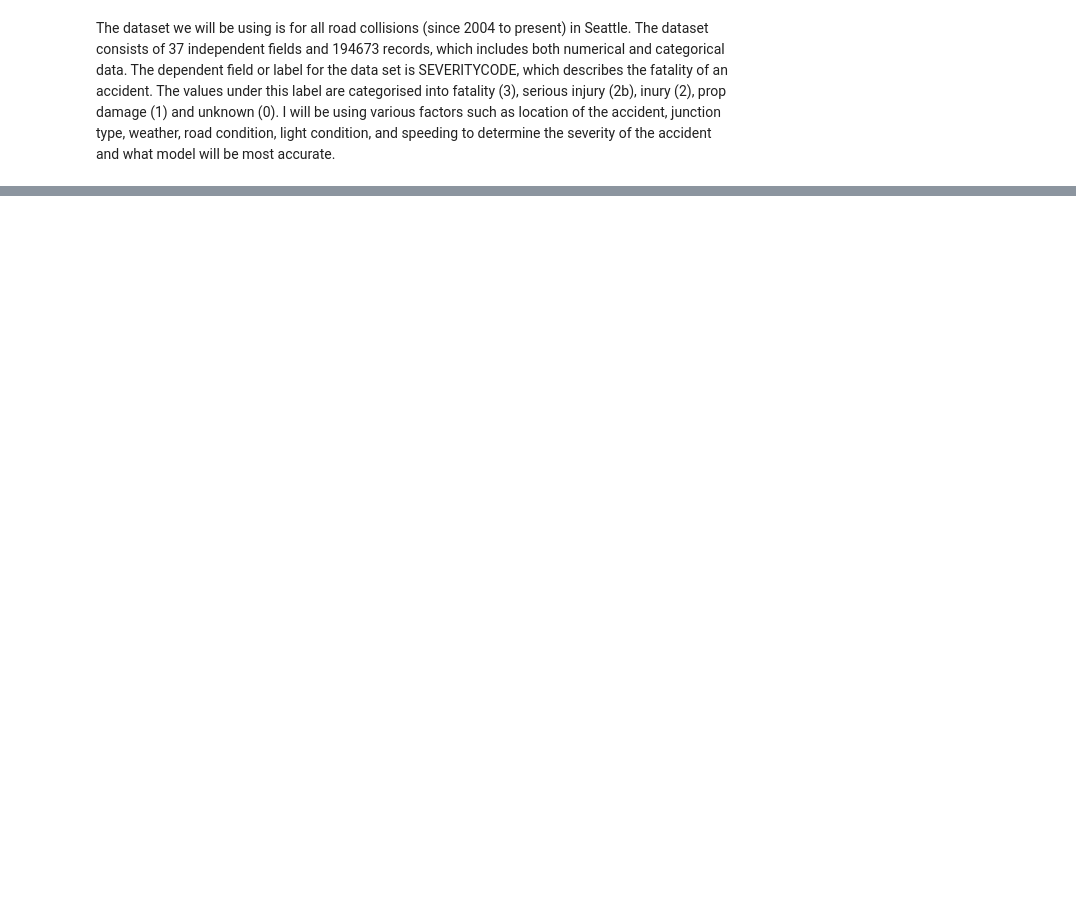
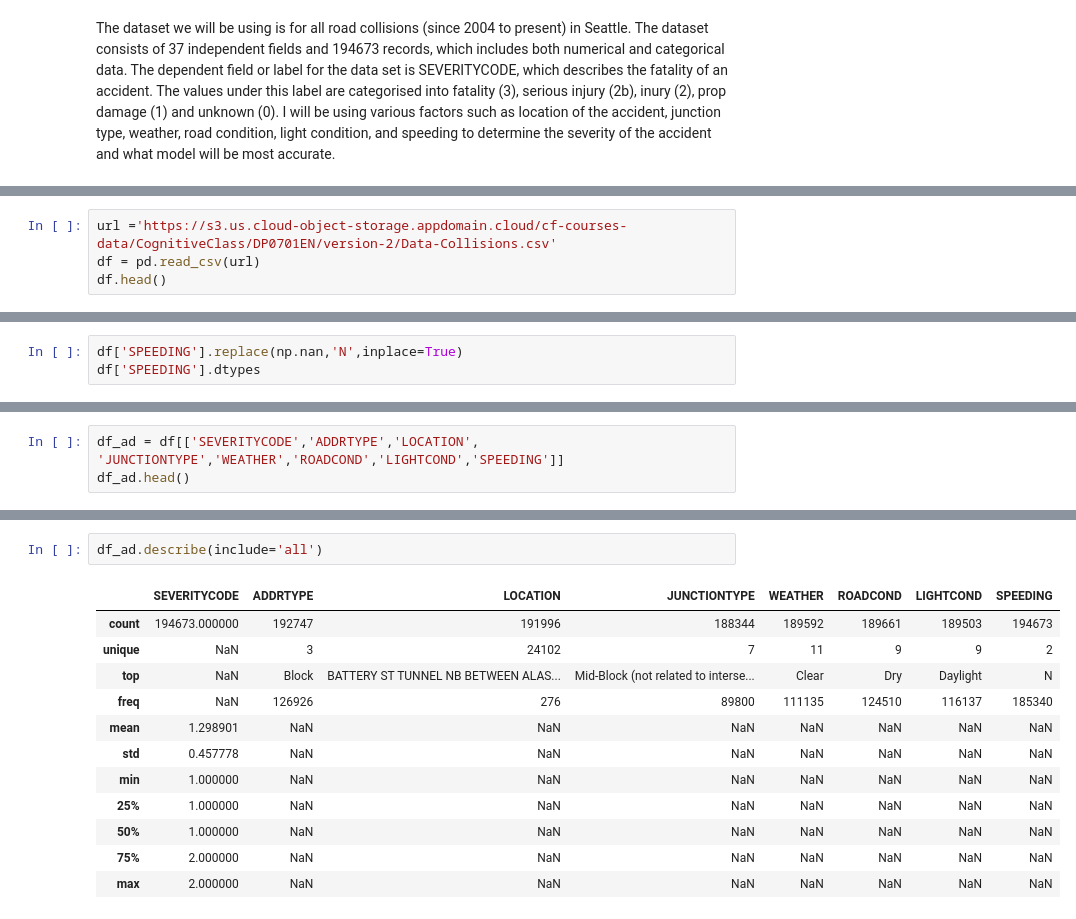
Before and after one commit to tim54645/Car-Accident-Capstone, a Jupyter notebook: Data Science Week 1.ipynb, the cells around one changed output, grey strips where cells are left out. Saved outputs shown, nothing was run; the diff lists cells and outputs as text; blank space fills up the shorter version.

```diff
--- a/Data Science Week 1.ipynb
+++ b/Data Science Week 1.ipynb
@@ -8,0 +24,4 @@ The  dataset we will be using is for all road collisions (since 2004 to present)
+# %%
+url ='https://s3.us.cloud-object-storage.appdomain.cloud/cf-courses-data/CognitiveClass/DP0701EN/version-2/Data-Collisions.csv'
+df = pd.read_csv(url)
+df.head()
@@ -8,0 +56,3 @@ The  dataset we will be using is for all road collisions (since 2004 to present)
+# %%
+df['SPEEDING'].replace(np.nan,'N',inplace=True)
+df['SPEEDING'].dtypes
@@ -8,0 +67,3 @@ The  dataset we will be using is for all road collisions (since 2004 to present)
+# %%
+df_ad = df[['SEVERITYCODE','ADDRTYPE','LOCATION', 'JUNCTIONTYPE','WEATHER','ROADCOND','LIGHTCOND','SPEEDING']]
+df_ad.head()
@@ -8,0 +77,15 @@ The  dataset we will be using is for all road collisions (since 2004 to present)
+# %%
+df_ad.describe(include='all')
+# %% [output]
+|  | SEVERITYCODE | ADDRTYPE | LOCATION | JUNCTIONTYPE | WEATHER | ROADCOND | LIGHTCOND | SPEEDING |
+| count | 194673.000000 | 192747 | 191996 | 188344 | 189592 | 189661 | 189503 | 194673 |
+| unique | NaN | 3 | 24102 | 7 | 11 | 9 | 9 | 2 |
+| top | NaN | Block | BATTERY ST TUNNEL NB BETWEEN ALAS... | Mid-Block (not related to interse... | Clear | Dry | Daylight | N |
+| freq | NaN | 126926 | 276 | 89800 | 111135 | 124510 | 116137 | 185340 |
+| mean | 1.298901 | NaN | NaN | NaN | NaN | NaN | NaN | NaN |
+| std | 0.457778 | NaN | NaN | NaN | NaN | NaN | NaN | NaN |
+| min | 1.000000 | NaN | NaN | NaN | NaN | NaN | NaN | NaN |
+| 25% | 1.000000 | NaN | NaN | NaN | NaN | NaN | NaN | NaN |
+| 50% | 1.000000 | NaN | NaN | NaN | NaN | NaN | NaN | NaN |
+| 75% | 2.000000 | NaN | NaN | NaN | NaN | NaN | NaN | NaN |
+| max | 2.000000 | NaN | NaN | NaN | NaN | NaN | NaN | NaN |
```
Also changed, not shown: parts of 22 cells of this notebook.
